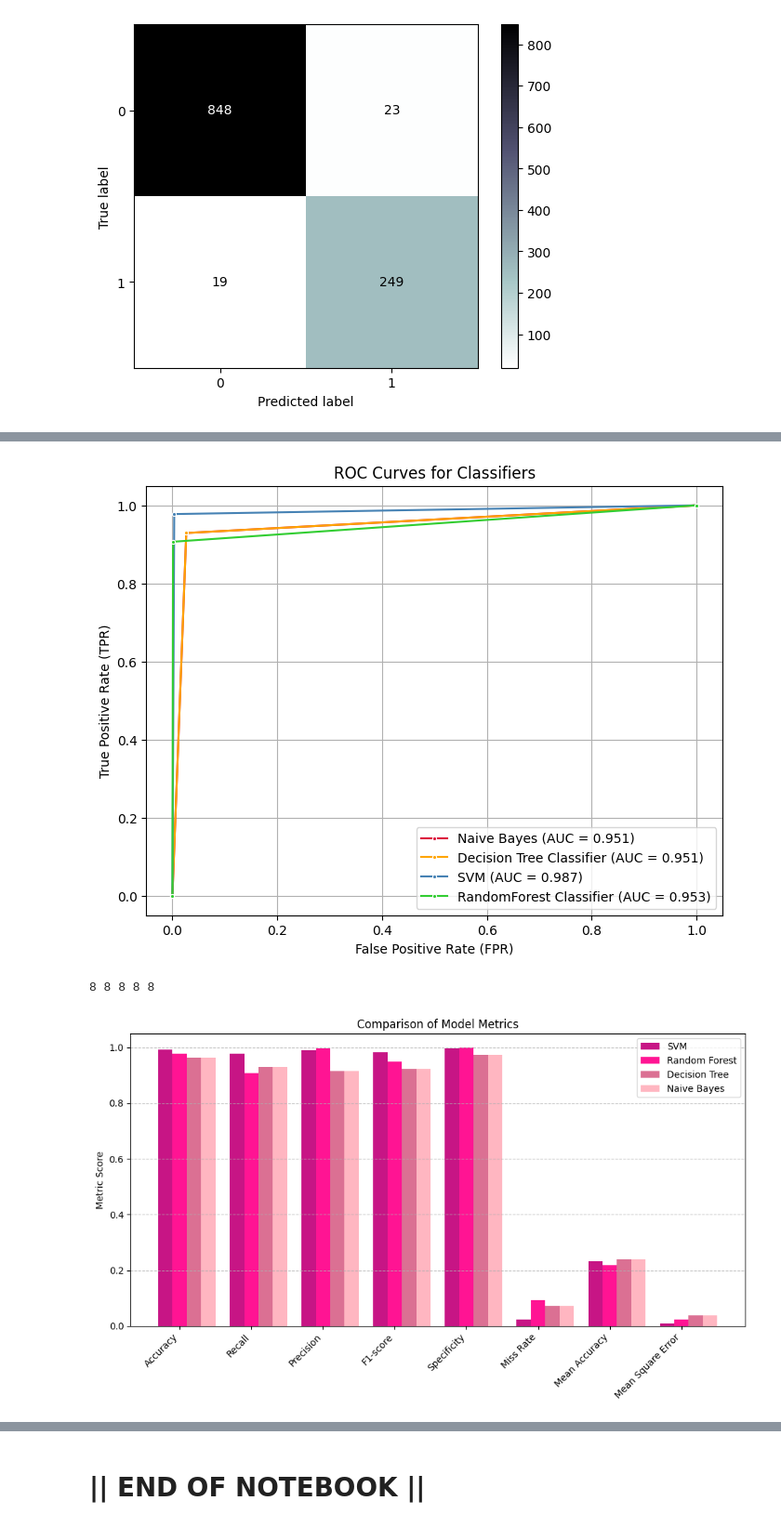
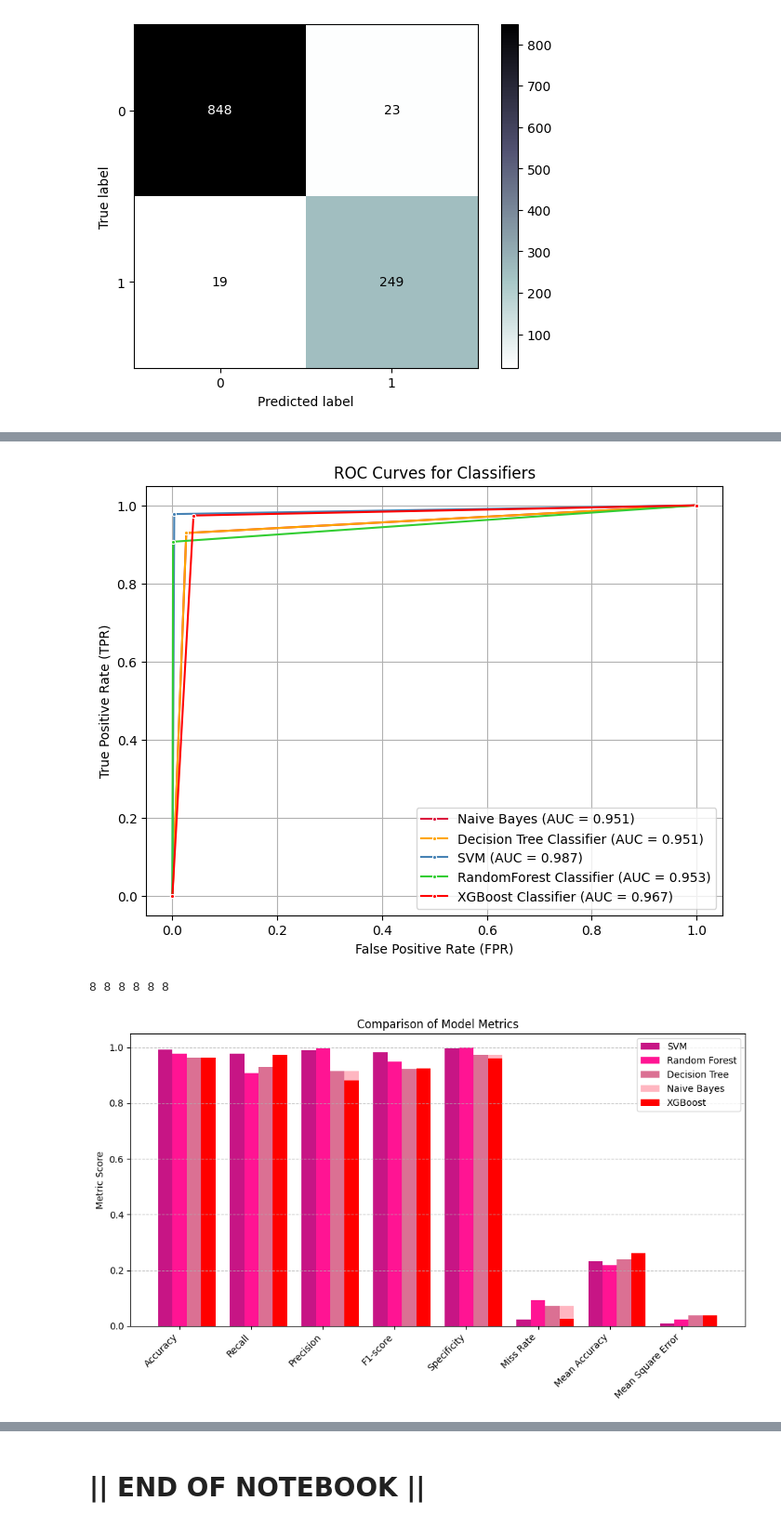
Before and after one commit to tedoaba/CodersCaveInternship, a Jupyter notebook: golden-task-2-spam-filter.ipynb, the cells around one changed output, grey strips where cells are left out. Shown at 93% size. Drawn from its saved outputs; the diff is of its cells as text; code cells hidden in the pictures.

```diff
--- a/golden-task-2-spam-filter.ipynb
+++ b/golden-task-2-spam-filter.ipynb
@@ -444,3 +444,24 @@ Precision    :  0.9154411764705882
   ----------------------------------------------------------------
  Confusion Matrix
 [figure]
+# %%
+import xgboost as xgb
+from xgboost import XGBClassifier
+
+# Create the XGBoost model
+xgboost_model = XGBClassifier(
+    max_depth=3,
+    learning_rate=0.1,
+    n_estimators=100,
+    objective='binary:logistic',  # Use 'multi:softmax' for multi-class classification
+    eval_metric='logloss'
+)
+
+# Fit the model to the training data
+xgboost_model.fit(x_train, y_train)
+
+# Predict using the trained model
+#y_pred_xgb = xgboost_model.predict(x_test)
+
+# Evaluate the model
+xgb_metrics, y_pred_xgb = evaluate_model(xgboost_model, x_test, y_test, model_name="XGBoost")
@@ -458,11 +500,12 @@ classifiers = {
     'Naive Bayes': (y_pred_nb, nb_fpr, nb_tpr),
     'Decision Tree Classifier': (y_pred_dt, dt_fpr, dt_tpr),
     'SVM': (y_pred_svm, svm_fpr, svm_tpr),
-    'RandomForest Classifier': (y_pred_rf, rf_fpr, rf_tpr)
+    'RandomForest Classifier': (y_pred_rf, rf_fpr, rf_tpr),
+    'XGBoost Classifier': (y_pred_xgb, xgb_fpr, xgb_tpr)
 }
 
 plt.figure(figsize=(8, 6), dpi=100)
-colors=['crimson','orange','steelblue','limegreen']
+colors=['crimson','orange','steelblue','limegreen', 'red']
 
 
 for i, (clf_name, (y_pred, fpr, tpr)) in enumerate(classifiers.items()):
@@ -482,7 +525,7 @@ plt.grid(True)
 plt.legend()
 plt.show()
 # %% [output]
-[figure, old version]
+[figure, new version]
 # %%
 # Extract metric names and values
 metric_names = list(svm_metrics.keys())
@@ -490,6 +533,7 @@ svm_values = [svm_metrics[key] for key in metric_names if key != 'Classification
 rf_values = [rf_metrics[key] for key in metric_names if key != 'Classification Report']
 dt_values = [dt_metrics[key] for key in metric_names if key != 'Classification Report']
 nb_values = [nb_metrics[key] for key in metric_names if key != 'Classification Report']
+xgb_values = [xgb_metrics[key] for key in metric_names if key != 'Classification Report']
 
 length = len(metric_names)-1
 
@@ -497,35 +541,37 @@ length_svm = len(svm_values)
 length_rf = len(rf_values)
 length_dt = len(dt_values)
 length_nb = len(nb_values)
+length_xgb = len(xgb_values)
 
-print(length,length_svm,length_rf,length_dt,length_nb)
+print(length,length_svm,length_rf,length_dt,length_nb, length_xgb)
 print()
 # %% [output]
-8 8 8 8 8
+8 8 8 8 8 8
 # %%
 # Create a bar chart
 plt.figure(figsize=(10, 6))
 x = np.arange(length)
 width = 0.2
 
 # Plot comparison
 #plt.bar(x, svm_values, width, label='SVM', color='darkolivegreen')
 #plt.bar(x + width, rf_values, width, label='Random Forest', color='limegreen')
 # Plot bars for each model
 plt.bar(x - width, svm_values, width, label='SVM', color='mediumvioletred')
 plt.bar(x, rf_values, width, label='Random Forest', color='deeppink')
 plt.bar(x + width, dt_values, width, label='Decision Tree', color='palevioletred')
 plt.bar(x + 2*width, nb_values, width, label='Naive Bayes', color='lightpink')
+plt.bar(x + 2*width, xgb_values, width, label='XGBoost', color='red')
 
 
 plt.xticks(x, [name for name in metric_names if name != 'Classification Report'], rotation=45, ha='right')
 plt.ylabel('Metric Score')
 plt.title('Comparison of Model Metrics')
 plt.legend()
 
 # Show the plot
 plt.grid(axis='y', linestyle='--', alpha=0.7)
 plt.tight_layout()
 plt.show()
 # %% [output]
-[figure, old version]
+[figure, new version]
```
Also changed, not shown: parts of 4 cells of this notebook.
